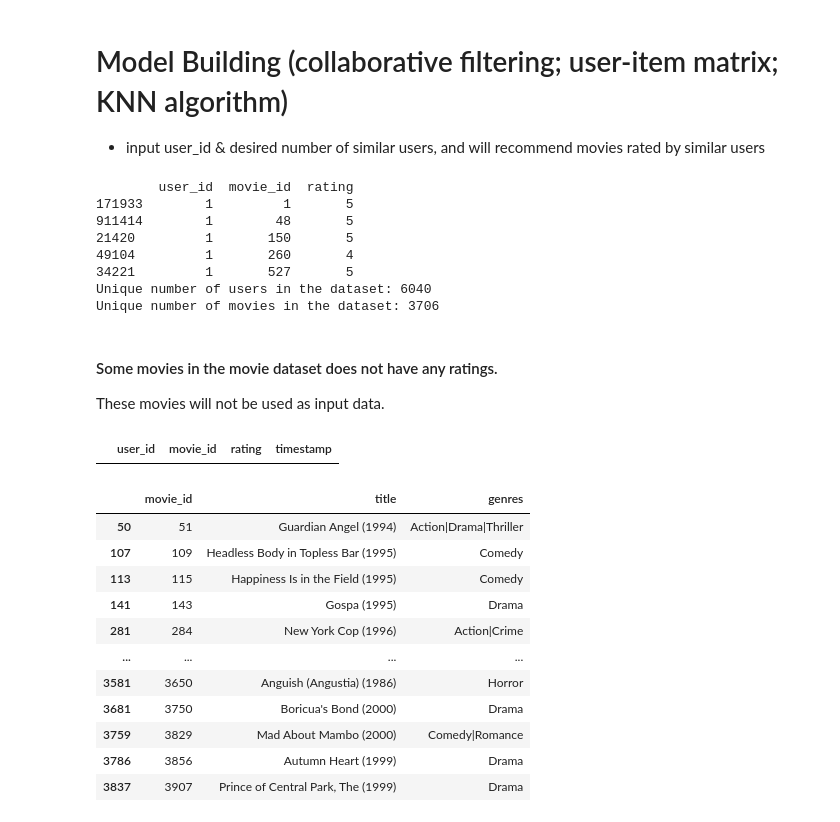
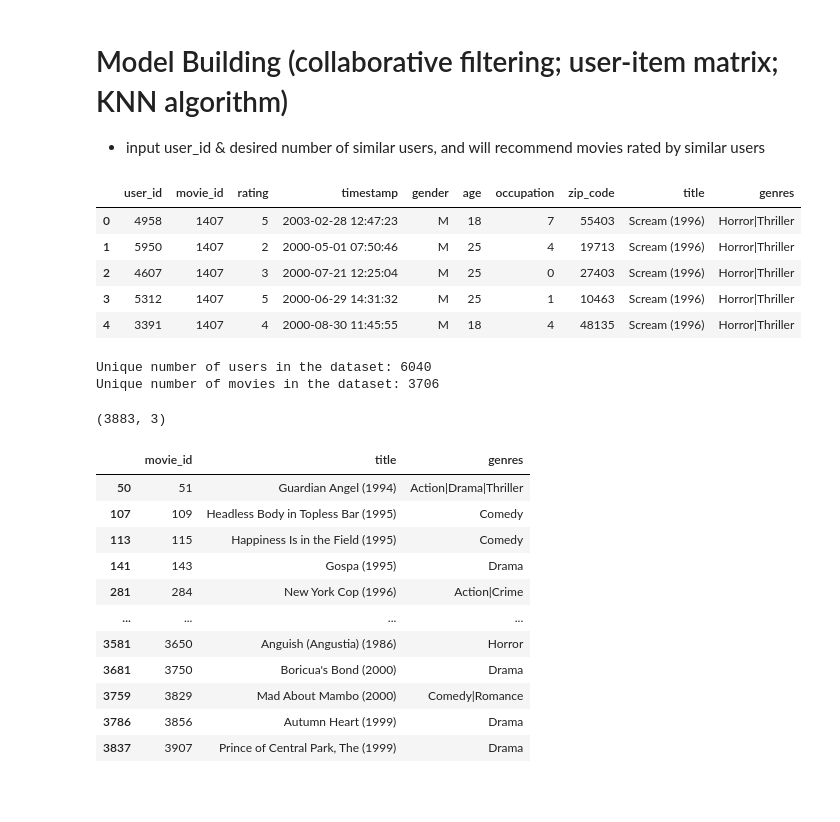
Before and after one commit to LazySiru/movieRecommendation, a Jupyter notebook: recommendationSystem/Recommendation.ipynb, the cells around one changed output. Saved outputs shown, nothing was run; the diff lists cells and outputs as text; code cells hidden in the pictures; blank space fills up the shorter version.

```diff
--- a/recommendationSystem/Recommendation.ipynb
+++ b/recommendationSystem/Recommendation.ipynb
@@ -397,31 +403,25 @@ joblib.dump(content_rec, './models/content_rec.pkl')
 # %%
 # merge datasets
 merged = pd.merge(ratings, users, how = 'inner', on = 'user_id')
 merged = pd.merge(merged, movies, how = 'inner', on = 'movie_id')
 merged.head()
-
-ratings_cleaned = merged[['user_id', 'movie_id', 'rating']].sort_values(by=['user_id', 'movie_id', 'rating'])
-print(ratings_cleaned.head())
-
-print(f"Unique number of users in the dataset: {ratings_cleaned['user_id'].nunique()}")
-print(f"Unique number of movies in the dataset: {ratings_cleaned['movie_id'].nunique()}")
-    # why is number of movies smaller?? what happened?
-    # are some movies not rated at all?
 # %% [output]
-        user_id  movie_id  rating
-171933        1         1       5
-911414        1        48       5
-21420         1       150       5
-49104         1       260       4
-34221         1       527       5
-Unique number of users in the dataset: 6040
-Unique number of movies in the dataset: 3706
+|  | user_id | movie_id | rating | timestamp | gender | age | occupation | zip_code | title | genres |
+| 0 | 4958 | 1407 | 5 | 2003-02-28 12:47:23 | M | 18 | 7 | 55403 | Scream (1996) | Horror|Thriller |
+| 1 | 5950 | 1407 | 2 | 2000-05-01 07:50:46 | M | 25 | 4 | 19713 | Scream (1996) | Horror|Thriller |
+| 2 | 4607 | 1407 | 3 | 2000-07-21 12:25:04 | M | 25 | 0 | 27403 | Scream (1996) | Horror|Thriller |
+| 3 | 5312 | 1407 | 5 | 2000-06-29 14:31:32 | M | 25 | 1 | 10463 | Scream (1996) | Horror|Thriller |
+| 4 | 3391 | 1407 | 4 | 2000-08-30 11:45:55 | M | 18 | 4 | 48135 | Scream (1996) | Horror|Thriller |
-# %% [markdown]
-#### Some movies in the movie dataset does not have any ratings.
-These movies will not be used as input data.
-# %%
-# hence there are some movies missing in merged dataset
-ratings[ratings['movie_id'] == 51]
-# %% [output]
-|  | user_id | movie_id | rating | timestamp |
+# %%
+print(f"Unique number of users in the dataset: {merged['user_id'].nunique()}")
+print(f"Unique number of movies in the dataset: {merged['movie_id'].nunique()}")
+    # why is number of movies smaller?? what happened?
+    # are some movies not rated at all?
+# %% [output]
+Unique number of users in the dataset: 6040
+Unique number of movies in the dataset: 3706
+# %%
+movies.shape
+# %% [output]
+(3883, 3)
 # %%
```
Also changed, not shown: parts of 37 cells of this notebook.
